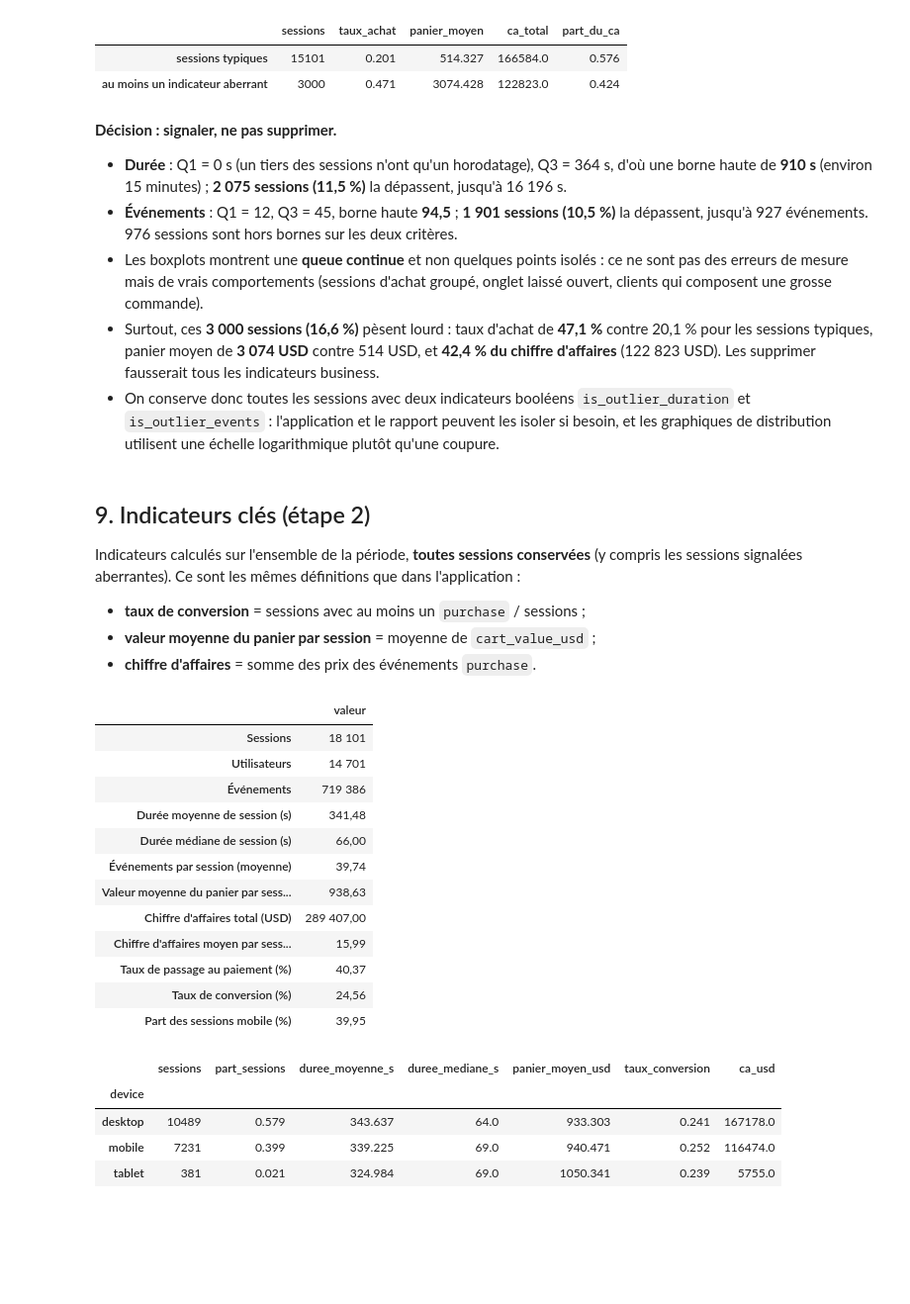
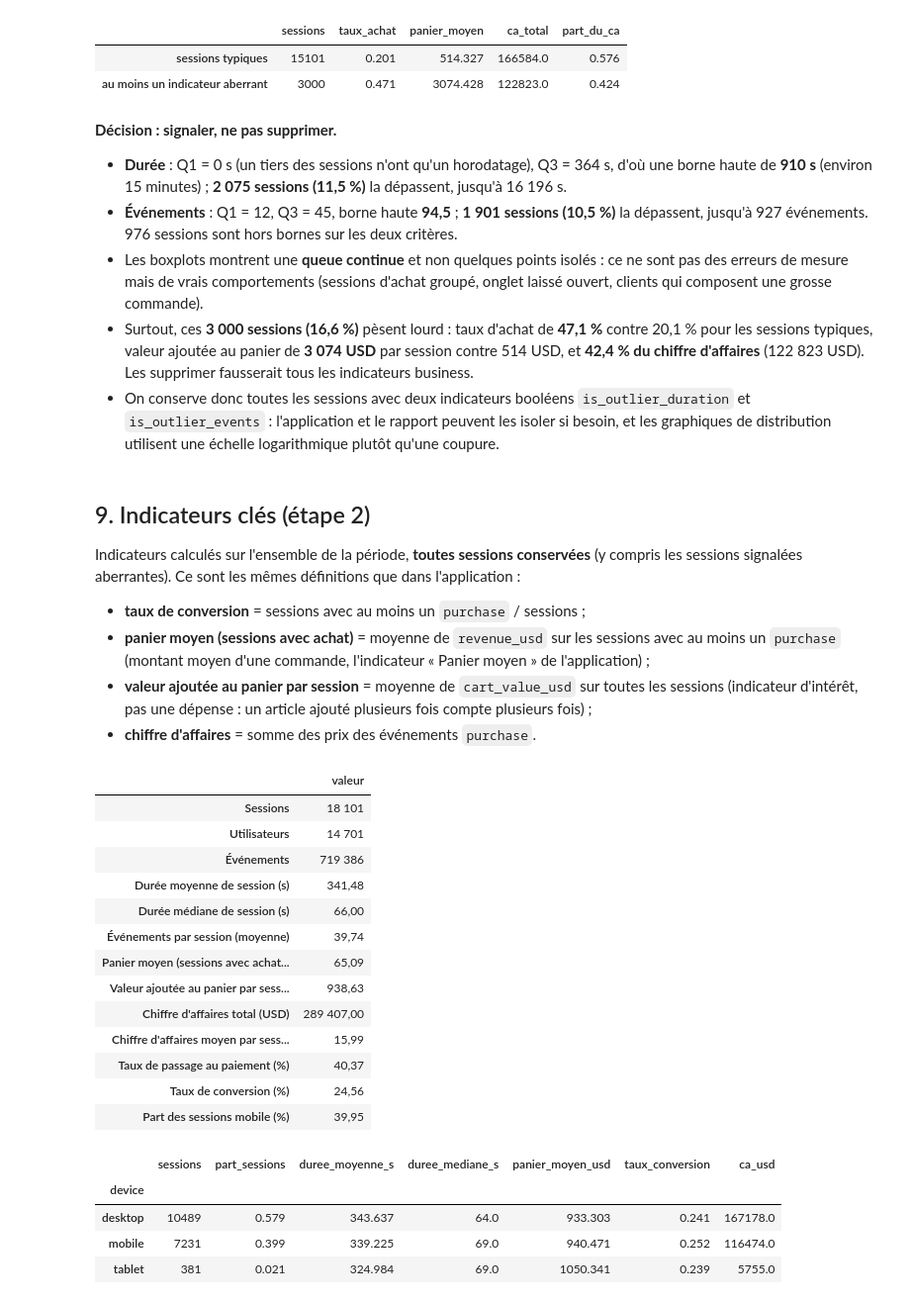
Before and after one commit to Abdazz/audience-lab, a Jupyter notebook: notebooks/01_preparation_donnees.ipynb, the cells around one changed output. Shown at 99% size. Cells and saved outputs as stored; diff of their text form; code cells hidden in the pictures; blank space fills up the shorter version.

```diff
--- a/notebooks/01_preparation_donnees.ipynb
+++ b/notebooks/01_preparation_donnees.ipynb
@@ -655,7 +655,7 @@ Valeurs de panier les plus fréquentes (USD) : {0.0: 2913, 191.0: 1058, 382.0: 5
 On applique la règle de Tukey sur les deux mesures d'engagement : une valeur est **aberrante** si elle dépasse la borne haute $Q_3 + 1{,}5 \times IQR$ avec $IQR = Q_3 - Q_1$ (la borne basse est négative ou nulle, donc sans objet pour des durées et des comptages). Les bornes sont calculées sur **l'ensemble des sessions**. On regarde d'abord les boxplots avant de décider.
 # %%
 def borne_haute_iqr(serie):
-    """Renvoie (Q1, Q3, IQR, borne haute Q3 + 1,5 x IQR)."""
+    """Renvoie (Q1, Q3, IQR, borne haute Q3 + 1,5 × IQR)."""
     q1, q3 = serie.quantile([0.25, 0.75])
     iqr = q3 - q1
     return q1, q3, iqr, q3 + 1.5 * iqr
@@ -724,7 +724,7 @@ Sessions aberrantes sur les deux critères : 976
 - **Durée** : Q1 = 0 s (un tiers des sessions n'ont qu'un horodatage), Q3 = 364 s, d'où une borne haute de **910 s** (environ 15 minutes) ; **2 075 sessions (11,5 %)** la dépassent, jusqu'à 16 196 s.
 - **Événements** : Q1 = 12, Q3 = 45, borne haute **94,5** ; **1 901 sessions (10,5 %)** la dépassent, jusqu'à 927 événements. 976 sessions sont hors bornes sur les deux critères.
 - Les boxplots montrent une **queue continue** et non quelques points isolés : ce ne sont pas des erreurs de mesure mais de vrais comportements (sessions d'achat groupé, onglet laissé ouvert, clients qui composent une grosse commande).
-- Surtout, ces **3 000 sessions (16,6 %)** pèsent lourd : taux d'achat de **47,1 %** contre 20,1 % pour les sessions typiques, panier moyen de **3 074 USD** contre 514 USD, et **42,4 % du chiffre d'affaires** (122 823 USD). Les supprimer fausserait tous les indicateurs business.
+- Surtout, ces **3 000 sessions (16,6 %)** pèsent lourd : taux d'achat de **47,1 %** contre 20,1 % pour les sessions typiques, valeur ajoutée au panier de **3 074 USD** par session contre 514 USD, et **42,4 % du chiffre d'affaires** (122 823 USD). Les supprimer fausserait tous les indicateurs business.
 - On conserve donc toutes les sessions avec deux indicateurs booléens `is_outlier_duration` et `is_outlier_events` : l'application et le rapport peuvent les isoler si besoin, et les graphiques de distribution utilisent une échelle logarithmique plutôt qu'une coupure.
 # %% [markdown]
 ## 9. Indicateurs clés (étape 2)
@@ -732,34 +732,37 @@ Sessions aberrantes sur les deux critères : 976
 Indicateurs calculés sur l'ensemble de la période, **toutes sessions conservées** (y compris les sessions signalées aberrantes). Ce sont les mêmes définitions que dans l'application :
 
 - **taux de conversion** = sessions avec au moins un `purchase` / sessions ;
-- **valeur moyenne du panier par session** = moyenne de `cart_value_usd` ;
+- **panier moyen (sessions avec achat)** = moyenne de `revenue_usd` sur les sessions avec au moins un `purchase` (montant moyen d'une commande, l'indicateur « Panier moyen » de l'application) ;
+- **valeur ajoutée au panier par session** = moyenne de `cart_value_usd` sur toutes les sessions (indicateur d'intérêt, pas une dépense : un article ajouté plusieurs fois compte plusieurs fois) ;
 - **chiffre d'affaires** = somme des prix des événements `purchase`.
 # %%
 kpi = pd.Series({
     "Sessions": len(sessions),
     "Utilisateurs": sessions["user_id"].nunique(),
     "Événements": len(events),
     "Durée moyenne de session (s)": sessions["duration_s"].mean(),
     "Durée médiane de session (s)": sessions["duration_s"].median(),
     "Événements par session (moyenne)": sessions["n_events"].mean(),
-    "Valeur moyenne du panier par session (USD)": sessions["cart_value_usd"].mean(),
+    "Panier moyen (sessions avec achat) (USD)": sessions.loc[sessions["purchased"], "revenue_usd"].mean(),
+    "Valeur ajoutée au panier par session (USD)": sessions["cart_value_usd"].mean(),
     "Chiffre d'affaires total (USD)": sessions["revenue_usd"].sum(),
     "Chiffre d'affaires moyen par session (USD)": sessions["revenue_usd"].mean(),
     "Taux de passage au paiement (%)": sessions["reached_checkout"].mean() * 100,
     "Taux de conversion (%)": sessions["purchased"].mean() * 100,
     "Part des sessions mobile (%)": (sessions["device"] == "mobile").mean() * 100,
 })
 entiers = ["Sessions", "Utilisateurs", "Événements"]
 kpi.to_frame("valeur").assign(valeur=[nombre_fr(v, 0 if k in entiers else 2) for k, v in kpi.items()])
 # %% [output]
 |  | valeur |
 | Sessions | 18 101 |
 | Utilisateurs | 14 701 |
 | Événements | 719 386 |
 | Durée moyenne de session (s) | 341,48 |
 | Durée médiane de session (s) | 66,00 |
 | Événements par session (moyenne) | 39,74 |
-| Valeur moyenne du panier par sess... | 938,63 |
+| Panier moyen (sessions avec achat... | 65,09 |
+| Valeur ajoutée au panier par sess... | 938,63 |
 | Chiffre d'affaires total (USD) | 289 407,00 |
 | Chiffre d'affaires moyen par sess... | 15,99 |
 | Taux de passage au paiement (%) | 40,37 |
```
Also changed, not shown: parts of 6 cells of this notebook, 1 other file.
